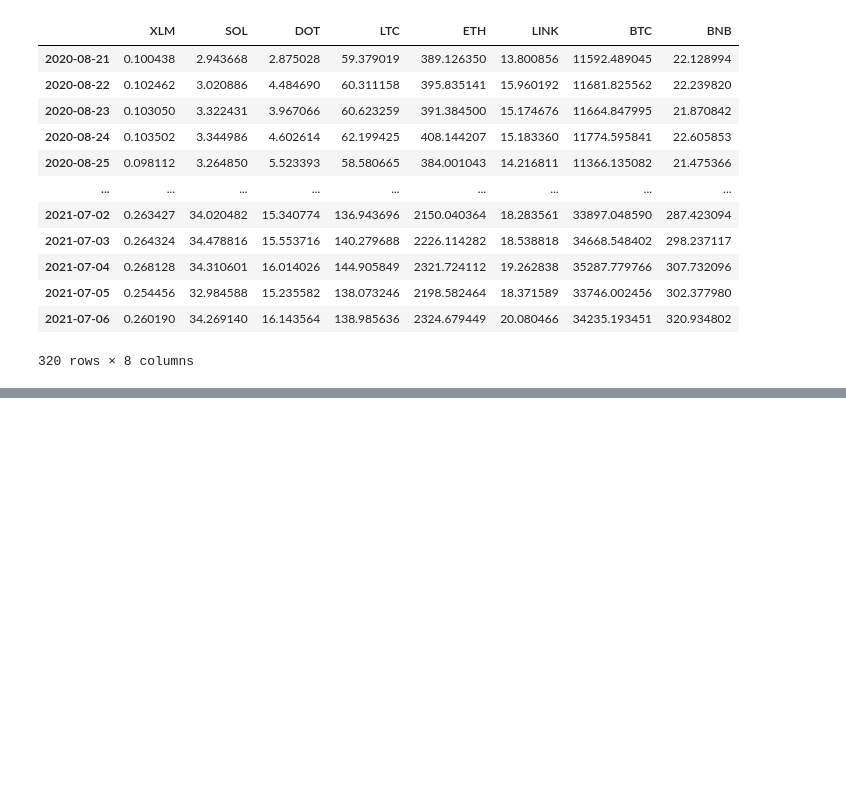
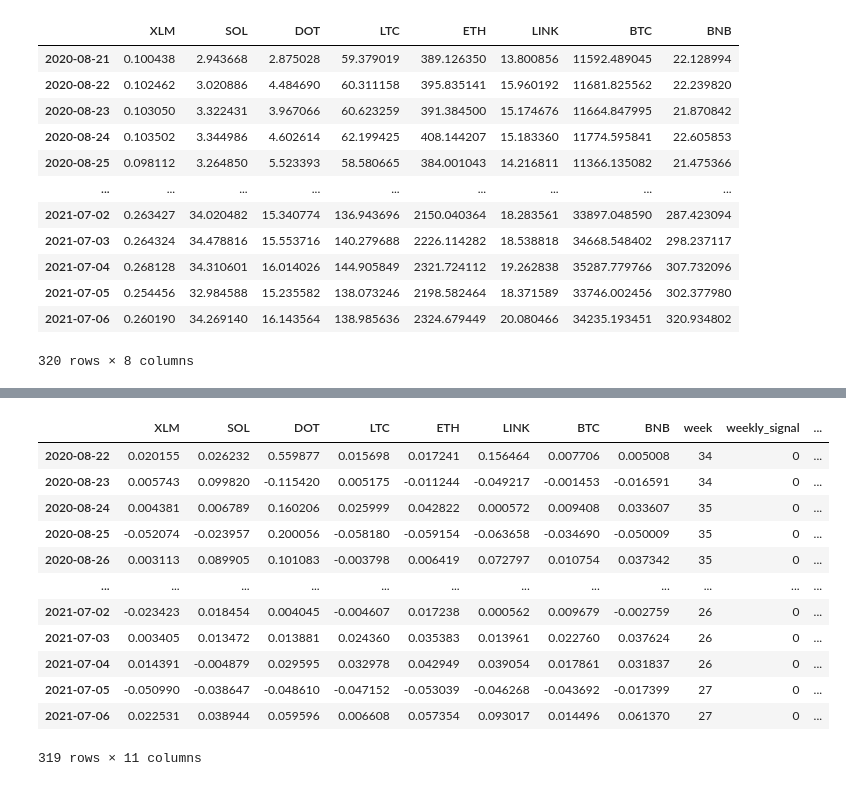
Before and after one commit to haege101/Algorithmic-DCA-Trading-Model, a Jupyter notebook: final_dfs.ipynb, the cells around one changed output, grey strips where cells are left out. Cells and saved outputs as stored; diff of their text form; code cells hidden in the pictures; blank space fills up the shorter version.

Commit message:
Uploading crypto Signals

```diff
--- a/final_dfs.ipynb
+++ b/final_dfs.ipynb
@@ -196,0 +199,4 @@ crypto_df
+# %%
+crypto_returns = crypto_df.pct_change()
+crypto_returns.head()
+crypto_returns.dropna()
@@ -196,0 +217,6 @@ crypto_df
+# %%
+crypto_returns["week"] = crypto_returns.index.isocalendar().week
+crypto_returns["weekly_signal"] = crypto_returns["week"].apply(lambda x: 1 if x % 4 == 0 else 0)
+#crypto_returns["weekly_signal"] = crypto_returns["weekly_signal"].diff()
+crypto_returns.dropna(inplace=True)
+crypto_returns.tail()
@@ -196,0 +230,5 @@ crypto_df
+# %%
+crypto_weights = [0.125,0.125,0.125,0.125,0.125,0.125,0.125,0.125,0,0]
+
+crypto_portfolio_returns = crypto_returns.dot(crypto_weights)
+crypto_portfolio_returns
@@ -196,0 +248,18 @@ crypto_df
+# %%
+crypto_returns["Daily_Returns"] = crypto_portfolio_returns
+# %%
+crypto_returns
+# %% [output]
+|  | XLM | SOL | DOT | LTC | ETH | LINK | BTC | BNB | week | weekly_signal | ... |
+| 2020-08-22 | 0.020155 | 0.026232 | 0.559877 | 0.015698 | 0.017241 | 0.156464 | 0.007706 | 0.005008 | 34 | 0 | ... |
+| 2020-08-23 | 0.005743 | 0.099820 | -0.115420 | 0.005175 | -0.011244 | -0.049217 | -0.001453 | -0.016591 | 34 | 0 | ... |
+| 2020-08-24 | 0.004381 | 0.006789 | 0.160206 | 0.025999 | 0.042822 | 0.000572 | 0.009408 | 0.033607 | 35 | 0 | ... |
+| 2020-08-25 | -0.052074 | -0.023957 | 0.200056 | -0.058180 | -0.059154 | -0.063658 | -0.034690 | -0.050009 | 35 | 0 | ... |
+| 2020-08-26 | 0.003113 | 0.089905 | 0.101083 | -0.003798 | 0.006419 | 0.072797 | 0.010754 | 0.037342 | 35 | 0 | ... |
+| ... | ... | ... | ... | ... | ... | ... | ... | ... | ... | ... | ... |
+| 2021-07-02 | -0.023423 | 0.018454 | 0.004045 | -0.004607 | 0.017238 | 0.000562 | 0.009679 | -0.002759 | 26 | 0 | ... |
+| 2021-07-03 | 0.003405 | 0.013472 | 0.013881 | 0.024360 | 0.035383 | 0.013961 | 0.022760 | 0.037624 | 26 | 0 | ... |
+| 2021-07-04 | 0.014391 | -0.004879 | 0.029595 | 0.032978 | 0.042949 | 0.039054 | 0.017861 | 0.031837 | 26 | 0 | ... |
+| 2021-07-05 | -0.050990 | -0.038647 | -0.048610 | -0.047152 | -0.053039 | -0.046268 | -0.043692 | -0.017399 | 27 | 0 | ... |
+| 2021-07-06 | 0.022531 | 0.038944 | 0.059596 | 0.006608 | 0.057354 | 0.093017 | 0.014496 | 0.061370 | 27 | 0 | ... |
+319 rows × 11 columns
```
Also changed, not shown: parts of 7 cells of this notebook.
